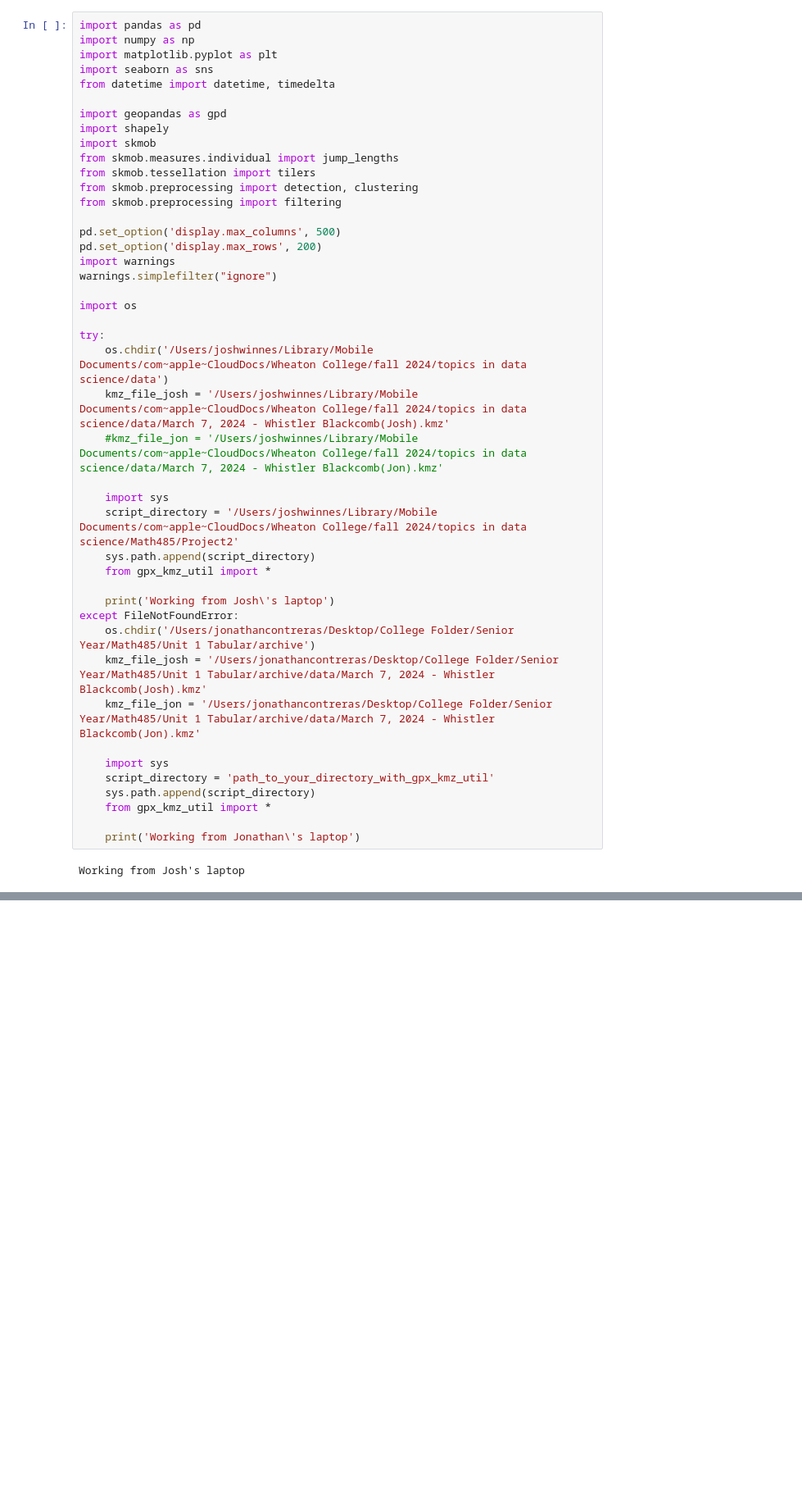
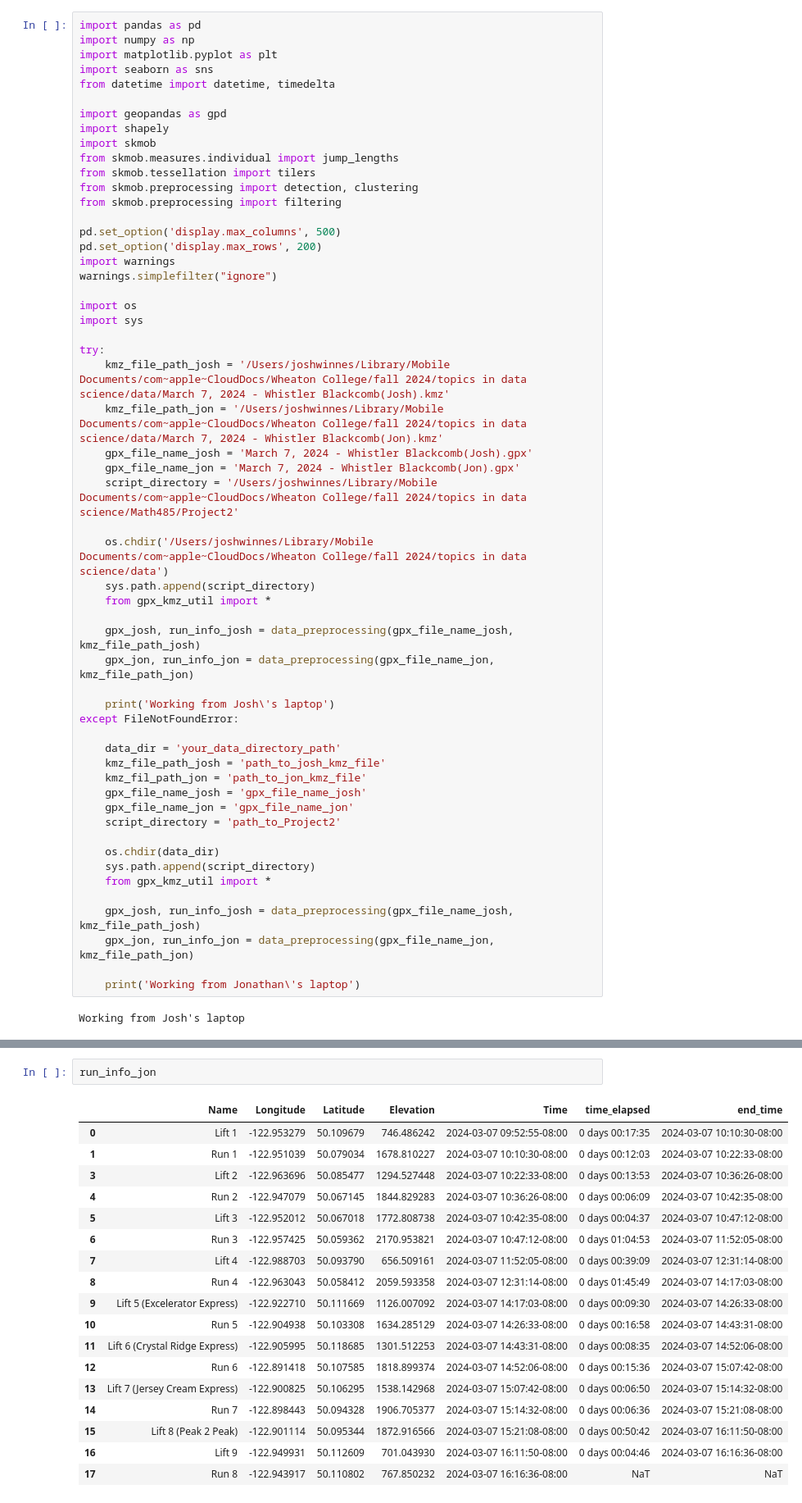
Before and after one commit to joshwinnes11/Project2, a Jupyter notebook: Project2(Jon).ipynb, the cells around one changed output, grey strips where cells are left out. Shown: that part at 82% size. Cells and saved outputs as stored; diff of their text form; blank space fills up the shorter version.

```diff
--- a/Project2(Jon).ipynb
+++ b/Project2(Jon).ipynb
@@ -22,28 +22,39 @@ import warnings
 warnings.simplefilter("ignore")
 
 import os
+import sys
 
 try:
+    kmz_file_path_josh = '/Users/joshwinnes/Library/Mobile Documents/com~apple~CloudDocs/Wheaton College/fall 2024/topics in data science/data/March 7, 2024 - Whistler Blackcomb(Josh).kmz'
+    kmz_file_path_jon = '/Users/joshwinnes/Library/Mobile Documents/com~apple~CloudDocs/Wheaton College/fall 2024/topics in data science/data/March 7, 2024 - Whistler Blackcomb(Jon).kmz'
+    gpx_file_name_josh = 'March 7, 2024 - Whistler Blackcomb(Josh).gpx'
+    gpx_file_name_jon = 'March 7, 2024 - Whistler Blackcomb(Jon).gpx'
+    script_directory = '/Users/joshwinnes/Library/Mobile Documents/com~apple~CloudDocs/Wheaton College/fall 2024/topics in data science/Math485/Project2'
+
     os.chdir('/Users/joshwinnes/Library/Mobile Documents/com~apple~CloudDocs/Wheaton College/fall 2024/topics in data science/data')
-    kmz_file_josh = '/Users/joshwinnes/Library/Mobile Documents/com~apple~CloudDocs/Wheaton College/fall 2024/topics in data science/data/March 7, 2024 - Whistler Blackcomb(Josh).kmz'
-    #kmz_file_jon = '/Users/joshwinnes/Library/Mobile Documents/com~apple~CloudDocs/Wheaton College/fall 2024/topics in data science/data/March 7, 2024 - Whistler Blackcomb(Jon).kmz'
-
-    import sys
-    script_directory = '/Users/joshwinnes/Library/Mobile Documents/com~apple~CloudDocs/Wheaton College/fall 2024/topics in data science/Math485/Project2'
     sys.path.append(script_directory)
     from gpx_kmz_util import *
 
+    gpx_josh, run_info_josh = data_preprocessing(gpx_file_name_josh, kmz_file_path_josh)
+    gpx_jon, run_info_jon = data_preprocessing(gpx_file_name_jon, kmz_file_path_jon)
+
     print('Working from Josh\'s laptop')
 except FileNotFoundError:
-    os.chdir('/Users/jonathancontreras/Desktop/College Folder/Senior Year/Math485/Unit 1 Tabular/archive')
-    kmz_file_josh = '/Users/jonathancontreras/Desktop/College Folder/Senior Year/Math485/Unit 1 Tabular/archive/data/March 7, 2024 - Whistler Blackcomb(Josh).kmz'
-    kmz_file_jon = '/Users/jonathancontreras/Desktop/College Folder/Senior Year/Math485/Unit 1 Tabular/archive/data/March 7, 2024 - Whistler Blackcomb(Jon).kmz'
 
-    import sys
-    script_directory = 'path_to_your_directory_with_gpx_kmz_util'
+    data_dir = 'your_data_directory_path'
+    kmz_file_path_josh = 'path_to_josh_kmz_file'
+    kmz_fil_path_jon = 'path_to_jon_kmz_file'
+    gpx_file_name_josh = 'gpx_file_name_josh'
+    gpx_file_name_jon = 'gpx_file_name_jon'
+    script_directory = 'path_to_Project2'
+
+    os.chdir(data_dir)
     sys.path.append(script_directory)
     from gpx_kmz_util import *
 
+    gpx_josh, run_info_josh = data_preprocessing(gpx_file_name_josh, kmz_file_path_josh)
+    gpx_jon, run_info_jon = data_preprocessing(gpx_file_name_jon, kmz_file_path_jon)
+
     print('Working from Jonathan\'s laptop')
 # %% [output]
 Working from Josh's laptop
@@ -98,0 +121,21 @@ df_josh_kmz
+# %%
+run_info_jon
+# %% [output]
+|  | Name | Longitude | Latitude | Elevation | Time | time_elapsed | end_time |
+| 0 | Lift 1 | -122.953279 | 50.109679 | 746.486242 | 2024-03-07 09:52:55-08:00 | 0 days 00:17:35 | 2024-03-07 10:10:30-08:00 |
+| 1 | Run 1 | -122.951039 | 50.079034 | 1678.810227 | 2024-03-07 10:10:30-08:00 | 0 days 00:12:03 | 2024-03-07 10:22:33-08:00 |
+| 3 | Lift 2 | -122.963696 | 50.085477 | 1294.527448 | 2024-03-07 10:22:33-08:00 | 0 days 00:13:53 | 2024-03-07 10:36:26-08:00 |
+| 4 | Run 2 | -122.947079 | 50.067145 | 1844.829283 | 2024-03-07 10:36:26-08:00 | 0 days 00:06:09 | 2024-03-07 10:42:35-08:00 |
+| 5 | Lift 3 | -122.952012 | 50.067018 | 1772.808738 | 2024-03-07 10:42:35-08:00 | 0 days 00:04:37 | 2024-03-07 10:47:12-08:00 |
+| 6 | Run 3 | -122.957425 | 50.059362 | 2170.953821 | 2024-03-07 10:47:12-08:00 | 0 days 01:04:53 | 2024-03-07 11:52:05-08:00 |
+| 7 | Lift 4 | -122.988703 | 50.093790 | 656.509161 | 2024-03-07 11:52:05-08:00 | 0 days 00:39:09 | 2024-03-07 12:31:14-08:00 |
+| 8 | Run 4 | -122.963043 | 50.058412 | 2059.593358 | 2024-03-07 12:31:14-08:00 | 0 days 01:45:49 | 2024-03-07 14:17:03-08:00 |
+| 9 | Lift 5 (Excelerator Express) | -122.922710 | 50.111669 | 1126.007092 | 2024-03-07 14:17:03-08:00 | 0 days 00:09:30 | 2024-03-07 14:26:33-08:00 |
+| 10 | Run 5 | -122.904938 | 50.103308 | 1634.285129 | 2024-03-07 14:26:33-08:00 | 0 days 00:16:58 | 2024-03-07 14:43:31-08:00 |
+| 11 | Lift 6 (Crystal Ridge Express) | -122.905995 | 50.118685 | 1301.512253 | 2024-03-07 14:43:31-08:00 | 0 days 00:08:35 | 2024-03-07 14:52:06-08:00 |
+| 12 | Run 6 | -122.891418 | 50.107585 | 1818.899374 | 2024-03-07 14:52:06-08:00 | 0 days 00:15:36 | 2024-03-07 15:07:42-08:00 |
+| 13 | Lift 7 (Jersey Cream Express) | -122.900825 | 50.106295 | 1538.142968 | 2024-03-07 15:07:42-08:00 | 0 days 00:06:50 | 2024-03-07 15:14:32-08:00 |
+| 14 | Run 7 | -122.898443 | 50.094328 | 1906.705377 | 2024-03-07 15:14:32-08:00 | 0 days 00:06:36 | 2024-03-07 15:21:08-08:00 |
+| 15 | Lift 8 (Peak 2 Peak) | -122.901114 | 50.095344 | 1872.916566 | 2024-03-07 15:21:08-08:00 | 0 days 00:50:42 | 2024-03-07 16:11:50-08:00 |
+| 16 | Lift 9 | -122.949931 | 50.112609 | 701.043930 | 2024-03-07 16:11:50-08:00 | 0 days 00:04:46 | 2024-03-07 16:16:36-08:00 |
+| 17 | Run 8 | -122.943917 | 50.110802 | 767.850232 | 2024-03-07 16:16:36-08:00 | NaT | NaT |
```
Also changed, not shown: parts of 8 cells of this notebook, 2 other files.
